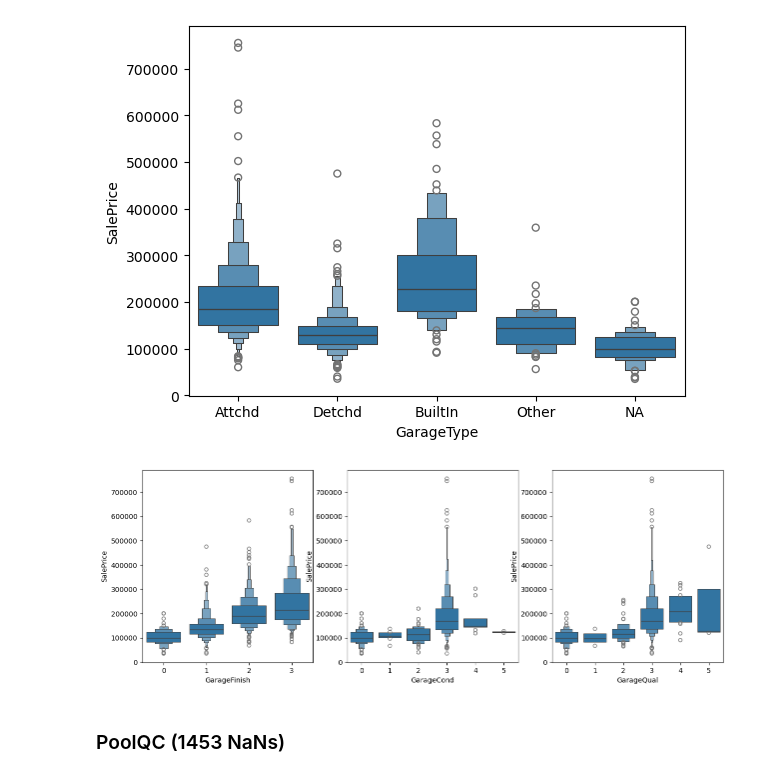
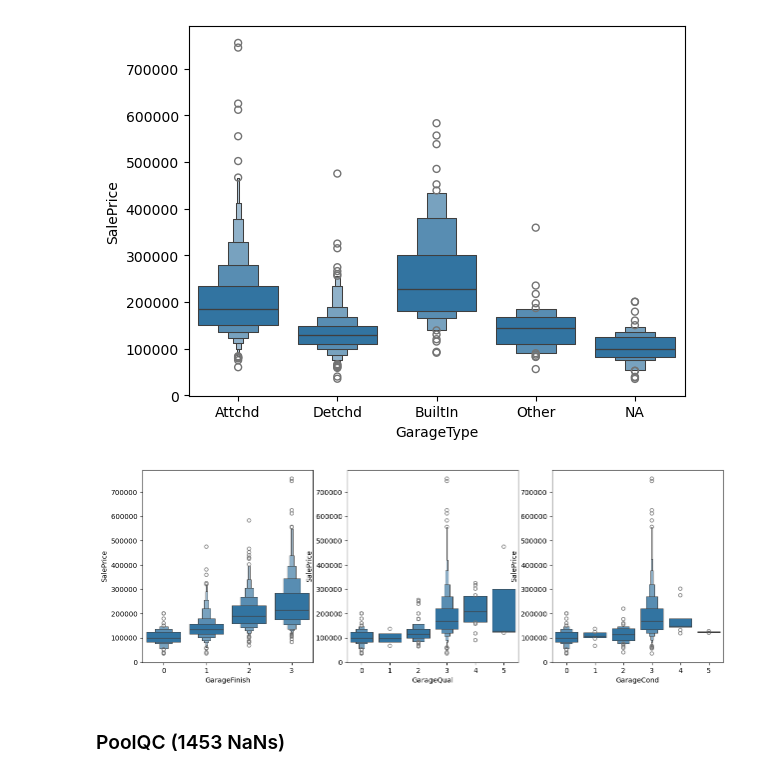
Before and after one commit to sergiimakhin/Redi, a Jupyter notebook: House_Prices/housing_price_assigment.ipynb, the cells around one changed output. Cells and saved outputs as stored; diff of their text form; code cells hidden in the pictures.

Commit message:
Add: Scatterplots

```diff
--- a/House_Prices/housing_price_assigment.ipynb
+++ b/House_Prices/housing_price_assigment.ipynb
@@ -575,23 +575,23 @@ df['GarageType'] = df['GarageType'].map(medians)             # Map the medians t
 # %%
 # 'GarageFinish', 'GarageQual', 'GarageCond' are ordinal features. Let's define the order of the categories
 
 # For GarageFinish the sequence is: NA < Unf < RFn < Fin:
 ordinal_mapping1 = {'NA': 0, 'Unf': 1, 'RFn': 2, 'Fin': 3}
 df['GarageFinish'] = df['GarageFinish'].map(ordinal_mapping1)    # Map the ordinal values to the feature
 
 # For GarageQual and GarageCond the sequence is the same as for FireplaceQu:
 ordinal_mapping2 = {'NA': 0, 'Po': 1, 'Fa': 2, 'TA': 3, 'Gd': 4, 'Ex': 5}
 df['GarageQual'] = df['GarageQual'].map(ordinal_mapping2)    # Map the ordinal values to the feature
 df['GarageCond'] = df['GarageCond'].map(ordinal_mapping2)    # Map the ordinal values to the feature
 
 # Check the distribution of SalePrice by ordinal Garage-related features
 figure, (ax1, ax2, ax3) = plt.subplots(1, 3, figsize=(15, 5))
 sns.boxenplot(x='GarageFinish', y='SalePrice', data=df, ax=ax1)
-sns.boxenplot(x='GarageQual', y='SalePrice', data=df)
-sns.boxenplot(x='GarageCond', y='SalePrice', data=df, ax=ax2)
+sns.boxenplot(x='GarageQual', y='SalePrice', data=df, ax=ax2)
+sns.boxenplot(x='GarageCond', y='SalePrice', data=df, ax=ax3)
 plt.show()
 # %% [output]
-[figure, old version]
+[figure, new version]
 # %% [markdown]
 ### PoolQC (1453 NaNs)
 # %%
```
Also changed, not shown: parts of 14 cells of this notebook.
